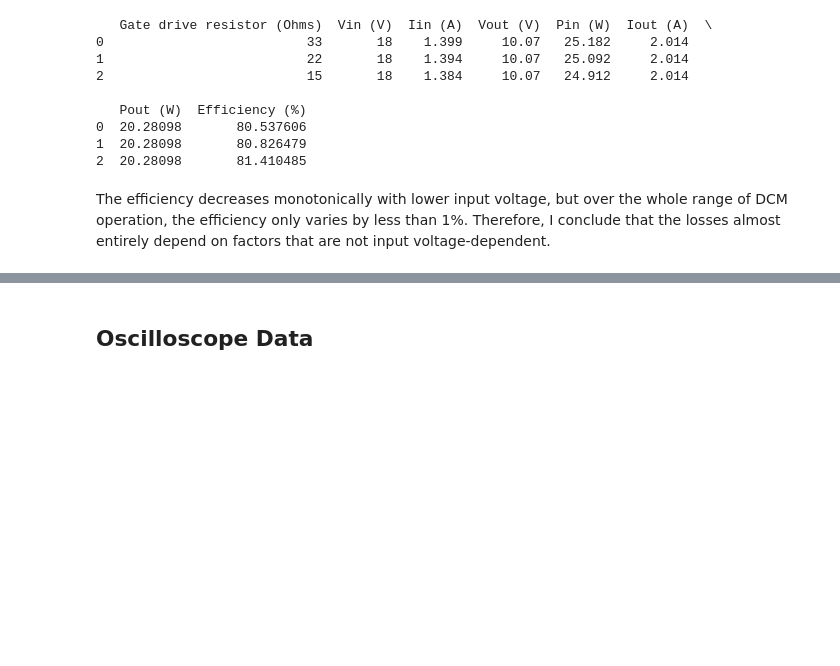
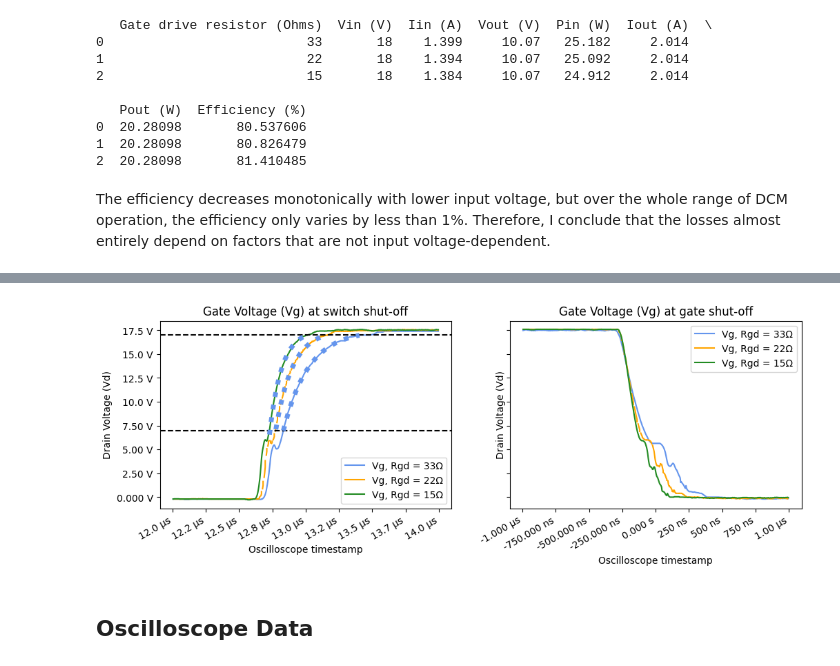
Before and after one commit to ianeyk/power-electronics, a Jupyter notebook: Lab 12/Lab12_report.ipynb, the cells around one changed output, grey strips where cells are left out. Saved outputs shown, nothing was run; the diff lists cells and outputs as text; code cells hidden in the pictures; blank space fills up the shorter version.

```diff
--- a/Lab 12/Lab12_report.ipynb
+++ b/Lab 12/Lab12_report.ipynb
@@ -48,3 +48,82 @@ print(power_measurements)
 2  20.28098       81.410485
 # %% [markdown]
 The efficiency decreases monotonically with lower input voltage, but over the whole range of DCM operation, the efficiency only varies by less than 1%. Therefore, I conclude that the losses almost entirely depend on factors that are not input voltage-dependent.
+# %%
+# Vd
+(df_33, tspan, tstep) = helper.read_rigol_csv("oscilloscope_data/Rgdr_33_Ohm.csv", ch1 = "Vsh_33", ch2 = "Vd_33", ch3 = "Vg_33", ch4 = "Vgdr_33", shift = 0.19e-6)
+(df_22, tspan, tstep) = helper.read_rigol_csv("oscilloscope_data/Rgdr_22_Ohm.csv", ch1 = "Vsh_22", ch2 = "Vd_22", ch3 = "Vg_22", ch4 = "Vgdr_22")
+(df_15, tspan, tstep) = helper.read_rigol_csv("oscilloscope_data/Rgdr_15_Ohm.csv", ch1 = "Vsh_15", ch2 = "Vd_15", ch3 = "Vg_15", ch4 = "Vgdr_15", shift = -50e-9)
+df = df_33.set_index("t").join([df_22.set_index("t"), df_15.set_index("t")]).reset_index()
+print(tstep)
+df_hf_zoom = df[(df["t"] > 12e-6) & (df["t"] < 14e-6)]
+df_lf_zoom = df[(df["t"] > -1e-6) & (df["t"] < 1e-6)]
+
+fig, (ax1, ax2) = plt.subplots(nrows = 1, ncols = 2, sharex = False, sharey = True, figsize = (12, 4))
+fig.autofmt_xdate()
+helper.axes_labels("Oscilloscope timestamp", "s", "Drain Voltage (Vd)", "V", title = "Gate Voltage (Vg) at switch shut-off", ax = ax1)
+ax1.plot(df_hf_zoom["t"], df_hf_zoom["Vg_33"], color = "cornflowerblue", label = "Vg, Rgd = 33Ω")
+ax1.plot(df_hf_zoom["t"], df_hf_zoom["Vg_22"], color = "orange", label = "Vg, Rgd = 22Ω")
+ax1.plot(df_hf_zoom["t"], df_hf_zoom["Vg_15"], color = "forestgreen", label = "Vg, Rgd = 15Ω")
+ax1.axhline(7, linestyle = "dashed", color = "black")
+ax1.axhline(17, linestyle = "dashed", color = "black")
+# ax1.plot(df_hf_zoom["t"], df_hf_zoom["Vgdr_33"], color = "cornflowerblue", linestyle = "dashed", label = "Vgdr, Rgd = 33Ω")
+# ax1.plot(df_hf_zoom["t"], df_hf_zoom["Vgdr_22"], color = "orange", linestyle = "dashed", label = "Vgdr, Rgd = 22Ω")
+# ax1.plot(df_hf_zoom["t"], df_hf_zoom["Vgdr_15"], color = "forestgreen", linestyle = "dashed", label = "Vgdr, Rgd = 15Ω")
+ax1.legend(loc = "lower right")
+
+helper.axes_labels("Oscilloscope timestamp", "s", "Drain Voltage (Vd)", "V", title = "Gate Voltage (Vg) at gate shut-off", ax = ax2)
+ax2.plot(df_lf_zoom["t"], df_lf_zoom["Vg_33"], color = "cornflowerblue", label = "Vg, Rgd = 33Ω")
+ax2.plot(df_lf_zoom["t"], df_lf_zoom["Vg_22"], color = "orange", label = "Vg, Rgd = 22Ω")
+ax2.plot(df_lf_zoom["t"], df_lf_zoom["Vg_15"], color = "forestgreen", label = "Vg, Rgd = 15Ω")
+# ax2.plot(df_lf_zoom["t"], df_lf_zoom["Vgdr_33"], color = "cornflowerblue", linestyle = "dashed", label = "Vgdr, Rgd = 33Ω")
+# ax2.plot(df_lf_zoom["t"], df_lf_zoom["Vgdr_22"], color = "orange", linestyle = "dashed", label = "Vgdr, Rgd = 22Ω")
+# ax2.plot(df_lf_zoom["t"], df_lf_zoom["Vgdr_15"], color = "forestgreen", linestyle = "dashed", label = "Vgdr, Rgd = 15Ω")
+ax2.legend(loc = "upper right")
+
+# C_mosfet = 190 * units.nanosecond / (33 * units.ohm)
+# print(f"Assuming C = {C_mosfet.to_compact(units.farad)}")
+# C_mosfet = 126 * units.nanosecond / (22 * units.ohm)
+# print(f"Assuming C = {C_mosfet.to_compact(units.farad)}")
+# C_mosfet = 91 * units.nanosecond / (15 * units.ohm)
+# print(f"Assuming C = {C_mosfet.to_compact(units.farad)}")
+
+def get_upward_time_constant(var_x, var_y, asymptote):
+    x_log = var_x
+    y_log = np.log(asymptote - var_y)
+    A = np.vstack([x_log, np.ones(len(x_log))]).T
+    a, b = np.linalg.lstsq(A, y_log, rcond=None)[0]
+    y_back = asymptote - np.exp(a * var_x + b)
+    # print(f"Your time constant is {units.Quantity(-1 / a, units.second).to_compact()}")
+    # print(f"Using R * C and C = 6nF, then tau = {}")
+    return (var_x, y_back, a)
+
+C_nominal = 5.75 * units.nanofarad
+
+x_range_33 = (df_hf_zoom["Vg_33"] > 7) & (df_hf_zoom["Vg_33"] < 17)
+(x_back_33, y_back_33, a_exp) = get_upward_time_constant(df_hf_zoom["t"][x_range_33], df_hf_zoom["Vg_33"][x_range_33], asymptote = 17.5)
+ax1.plot(x_back_33, y_back_33, color = "cornflowerblue", linestyle = "dotted", linewidth = 5, label = "Vg, Rgd = 33Ω")
+time_constant = units.Quantity(-1 / a_exp, units.second)
+print(f"Your time constant is {time_constant.to_compact(units.second)}")
+C_mosfet = time_constant / (33 * units.ohm)
+print(f"C_mosfet = {C_mosfet.to_compact(units.farad)}")
+print(f"Using C_mosfet = 5.75nF, the time constant should be R33Ohm * C5.75nF = {(33 * units.ohm * C_nominal).to_compact(units.second)}")
+
+
+x_range_22 = (df_hf_zoom["Vg_22"] > 7) & (df_hf_zoom["Vg_22"] < 17)
+(x_back_22, y_back_22, a_exp) = get_upward_time_constant(df_hf_zoom["t"][x_range_22], df_hf_zoom["Vg_22"][x_range_22], asymptote = 17.5)
+ax1.plot(x_back_22, y_back_22, color = "cornflowerblue", linestyle = "dotted", linewidth = 5, label = "Vg, Rgd = 22Ω")
+time_constant = units.Quantity(-1 / a_exp, units.second)
+print(f"Your time constant is {time_constant.to_compact(units.second)}")
+C_mosfet = time_constant / (22 * units.ohm)
+print(f"C_mosfet = {C_mosfet.to_compact(units.farad)}")
+print(f"Using C_mosfet = 5.75nF, the time constant should be R22Ohm * C5.75nF = {(22 * units.ohm * C_nominal).to_compact(units.second)}")
+
+x_range_15 = (df_hf_zoom["Vg_15"] > 7) & (df_hf_zoom["Vg_15"] < 17)
+(x_back_15, y_back_15, a_exp) = get_upward_time_constant(df_hf_zoom["t"][x_range_15], df_hf_zoom["Vg_15"][x_range_15], asymptote = 17.5)
+ax1.plot(x_back_15, y_back_15, color = "cornflowerblue", linestyle = "dotted", linewidth = 5, label = "Vg, Rgd = 15Ω")
+time_constant = units.Quantity(-1 / a_exp, units.second)
+print(f"Your time constant is {time_constant.to_compact(units.second)}")
+C_mosfet = time_constant / (15 * units.ohm)
+print(f"C_mosfet = {C_mosfet.to_compact(units.farad)}")
+print(f"Using C_mosfet = 5.75nF, the time constant should be R22Ohm * C5.75nF = {(15 * units.ohm * C_nominal).to_compact(units.second)}")
+# %% [output]
@@ -51,2 +140,3 @@ The efficiency decreases monotonically with lower input voltage, but over the wh
+[figure, added]
 # %% [markdown]
 ## Oscilloscope Data
```
Also changed, not shown: parts of 11 cells of this notebook, 4 other files.
